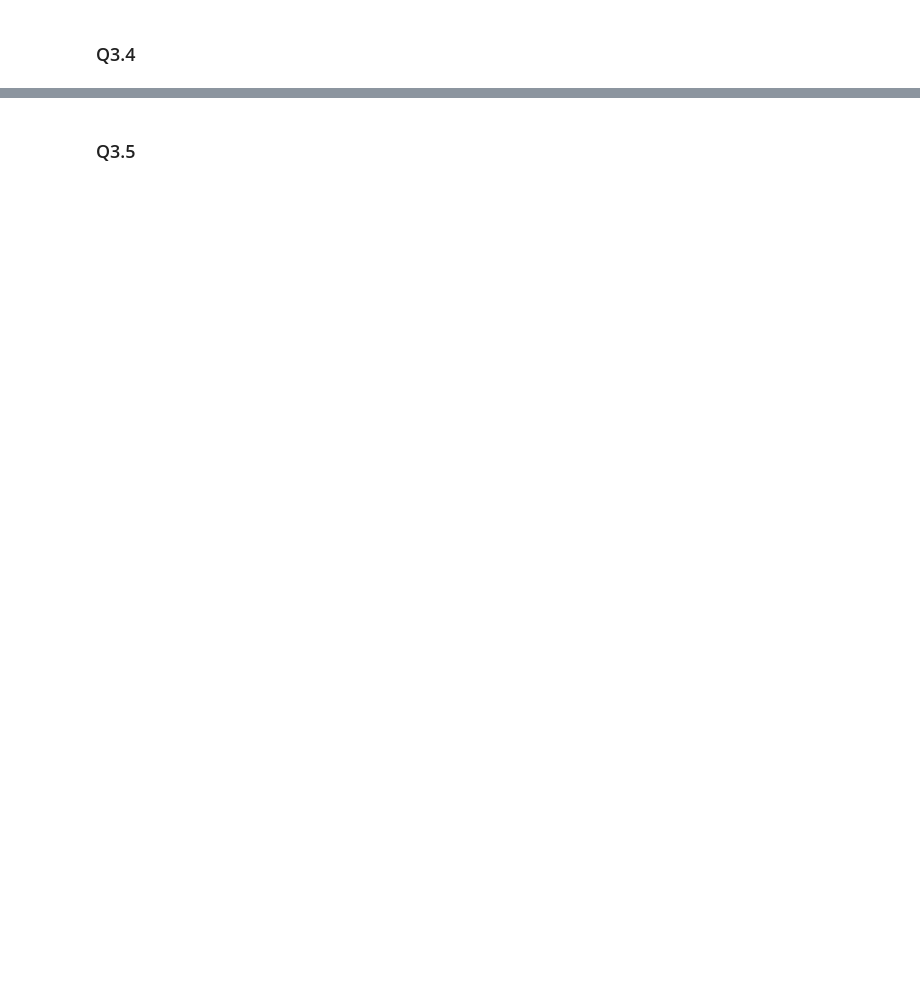
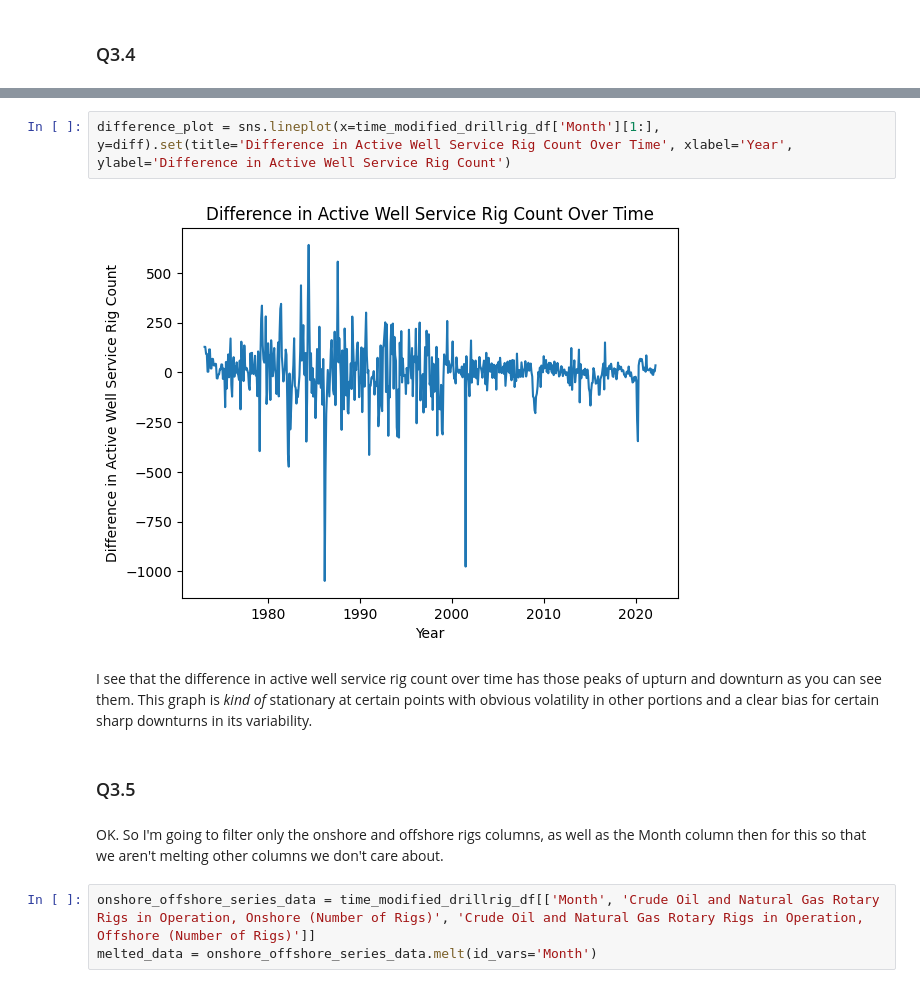
Before and after one commit to kevincha12/eda_assignment, a Jupyter notebook: assignment.ipynb, the cells around one changed output, grey strips where cells are left out. Cells and saved outputs as stored; diff of their text form; blank space fills up the shorter version.

```diff
--- a/assignment.ipynb
+++ b/assignment.ipynb
@@ -563,2 +572,13 @@ Length: 623, dtype: datetime64[ns]
+# %%
+difference_plot = sns.lineplot(x=time_modified_drillrig_df['Month'][1:], y=diff).set(title='Difference in Active Well Service Rig Count Over Time', xlabel='Year', ylabel='Difference in Active Well Service Rig Count')
+# %% [output]
+[figure, added]
+# %% [markdown]
+I see that the difference in active well service rig count over time has those peaks of upturn and downturn as you can see them. This graph is *kind of* stationary at certain points with obvious volatility in other portions and a clear bias for certain sharp downturns in its variability.
 # %% [markdown]
 ### Q3.5
+# %% [markdown]
+OK. So I'm going to filter only the onshore and offshore rigs columns, as well as the Month column then for this so that we aren't melting other columns we don't care about.
+# %%
+onshore_offshore_series_data = time_modified_drillrig_df[['Month', 'Crude Oil and Natural Gas Rotary Rigs in Operation, Onshore (Number of Rigs)', 'Crude Oil and Natural Gas Rotary Rigs in Operation, Offshore (Number of Rigs)']]
+melted_data = onshore_offshore_series_data.melt(id_vars='Month')
```
Also changed, not shown: parts of 9 cells of this notebook.
